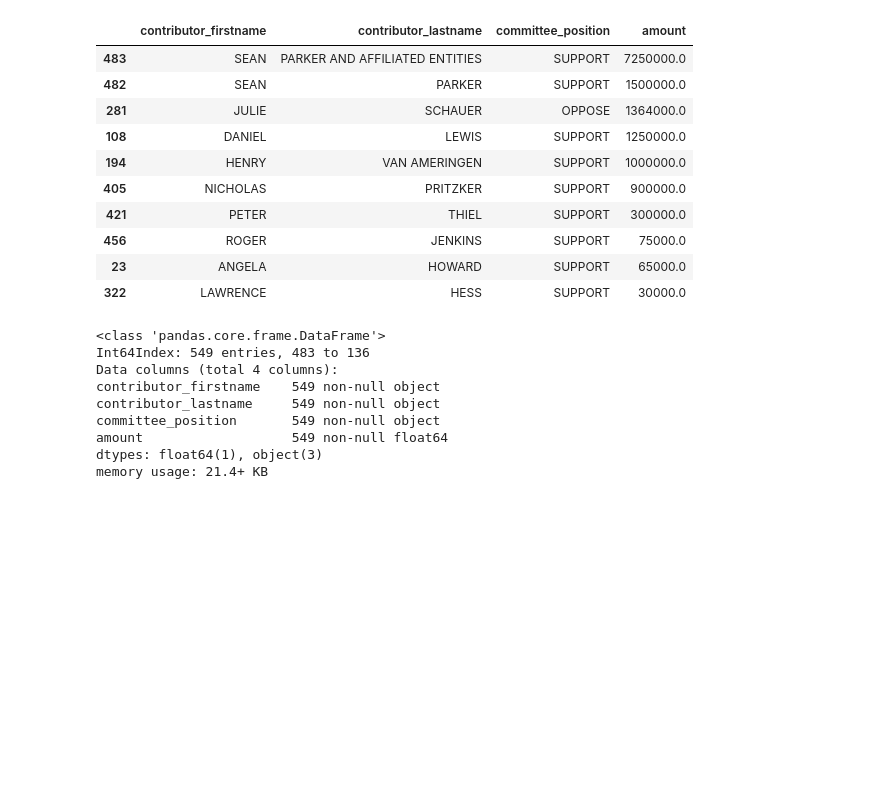
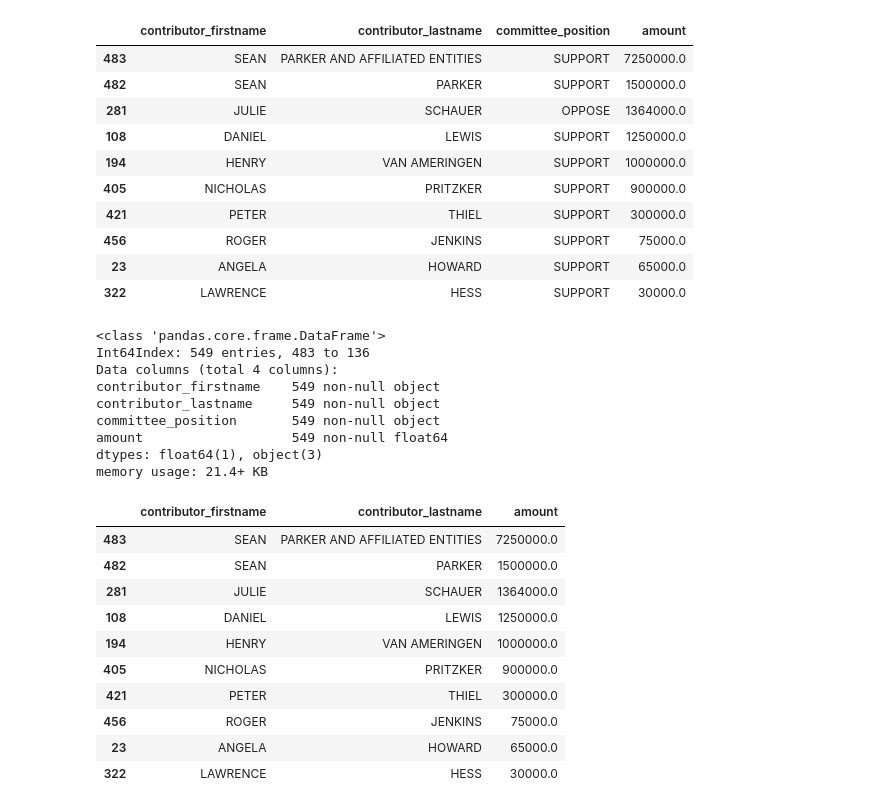
Before and after one commit to twhliebr/Notebook_test, a Jupyter notebook: Data_LAtimes_prop64_analysis.ipynb, the cells around one changed output. Saved outputs shown, nothing was run; the diff lists cells and outputs as text; code cells hidden in the pictures; blank space fills up the shorter version.

```diff
--- a/Data_LAtimes_prop64_analysis.ipynb
+++ b/Data_LAtimes_prop64_analysis.ipynb
@@ -316,3 +316,18 @@ committee_position       549 non-null object
 amount                   549 non-null float64
 dtypes: float64(1), object(3)
 memory usage: 21.4+ KB
+# %%
+top_supporters = merged.groupby(["contributor_firstname", "contributor_lastname"]).amount.sum().reset_index().sort_values("amount", ascending=False).head(10)
+top_supporters
+# %% [output]
+|  | contributor_firstname | contributor_lastname | amount |
+| 483 | SEAN | PARKER AND AFFILIATED ENTITIES | 7250000.0 |
+| 482 | SEAN | PARKER | 1500000.0 |
+| 281 | JULIE | SCHAUER | 1364000.0 |
+| 108 | DANIEL | LEWIS | 1250000.0 |
+| 194 | HENRY | VAN AMERINGEN | 1000000.0 |
+| 405 | NICHOLAS | PRITZKER | 900000.0 |
+| 421 | PETER | THIEL | 300000.0 |
+| 456 | ROGER | JENKINS | 75000.0 |
+| 23 | ANGELA | HOWARD | 65000.0 |
+| 322 | LAWRENCE | HESS | 30000.0 |
```
Also changed, not shown: parts of 3 cells of this notebook, 2 other files.
